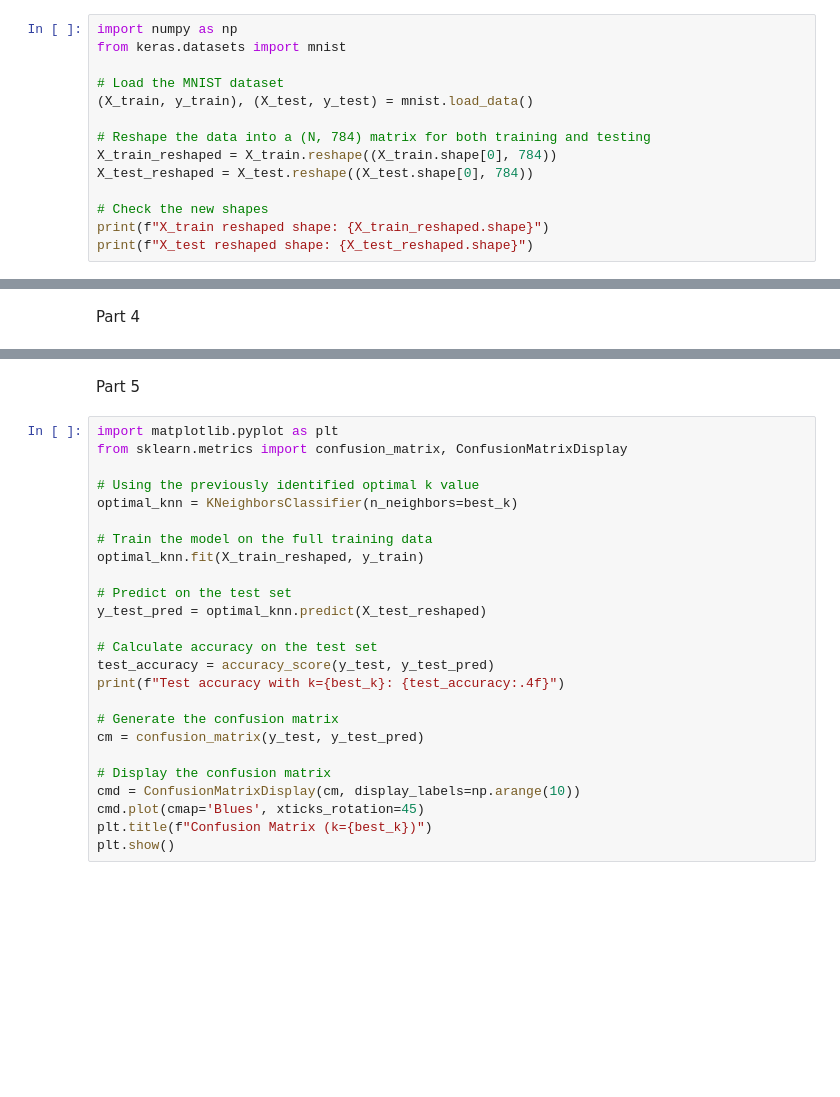
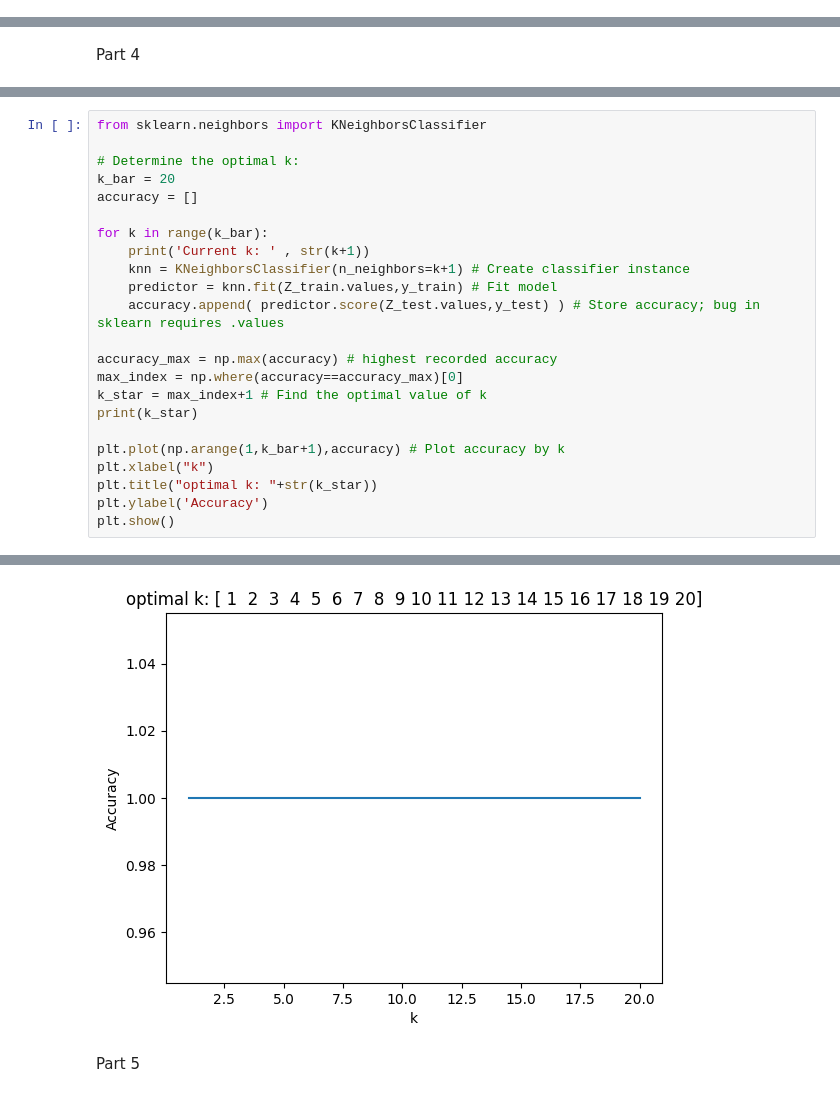
Before and after one commit to eep3uv/knn, a Jupyter notebook: lab/computer_vision_lab.ipynb, the cells around one changed output, grey strips where cells are left out. Cells and saved outputs as stored; diff of their text form; blank space fills up the shorter version.

```diff
--- a/lab/computer_vision_lab.ipynb
+++ b/lab/computer_vision_lab.ipynb
@@ -148,16 +162,2 @@ The shapes are as follows: a "7", a "2", a "/", a "O" and a "4"
 # %% [markdown]
 Part 3
-# %%
-import numpy as np
-from keras.datasets import mnist
-
-# Load the MNIST dataset
-(X_train, y_train), (X_test, y_test) = mnist.load_data()
-
-# Reshape the data into a (N, 784) matrix for both training and testing
-X_train_reshaped = X_train.reshape((X_train.shape[0], 784))
-X_test_reshaped = X_test.reshape((X_test.shape[0], 784))
-
-# Check the new shapes
-print(f"X_train reshaped shape: {X_train_reshaped.shape}")
-print(f"X_test reshaped shape: {X_test_reshaped.shape}")
@@ -223,0 +202,24 @@ KeyboardInterrupt:
+# %%
+from sklearn.neighbors import KNeighborsClassifier
+
+# Determine the optimal k:
+k_bar = 20
+accuracy = []
+
+for k in range(k_bar):
+    print('Current k: ' , str(k+1))
+    knn = KNeighborsClassifier(n_neighbors=k+1) # Create classifier instance
+    predictor = knn.fit(Z_train.values,y_train) # Fit model
+    accuracy.append( predictor.score(Z_test.values,y_test) ) # Store accuracy; bug in sklearn requires .values
+
+accuracy_max = np.max(accuracy) # highest recorded accuracy
+max_index = np.where(accuracy==accuracy_max)[0]
+k_star = max_index+1 # Find the optimal value of k
+print(k_star)
+
+plt.plot(np.arange(1,k_bar+1),accuracy) # Plot accuracy by k
+plt.xlabel("k")
+plt.title("optimal k: "+str(k_star))
+plt.ylabel('Accuracy')
+plt.show()
+# %% [output]
@@ -224,27 +243,3 @@ KeyboardInterrupt:
+[figure, added]
 # %% [markdown]
 Part 5
-# %%
-import matplotlib.pyplot as plt
-from sklearn.metrics import confusion_matrix, ConfusionMatrixDisplay
-
-# Using the previously identified optimal k value
-optimal_knn = KNeighborsClassifier(n_neighbors=best_k)
-
-# Train the model on the full training data
-optimal_knn.fit(X_train_reshaped, y_train)
-
-# Predict on the test set
-y_test_pred = optimal_knn.predict(X_test_reshaped)
-
-# Calculate accuracy on the test set
-test_accuracy = accuracy_score(y_test, y_test_pred)
-print(f"Test accuracy with k={best_k}: {test_accuracy:.4f}")
-
-# Generate the confusion matrix
-cm = confusion_matrix(y_test, y_test_pred)
-
-# Display the confusion matrix
-cmd = ConfusionMatrixDisplay(cm, display_labels=np.arange(10))
-cmd.plot(cmap='Blues', xticks_rotation=45)
-plt.title(f"Confusion Matrix (k={best_k})")
-plt.show()
```
Also changed, not shown: parts of 14 cells of this notebook.
